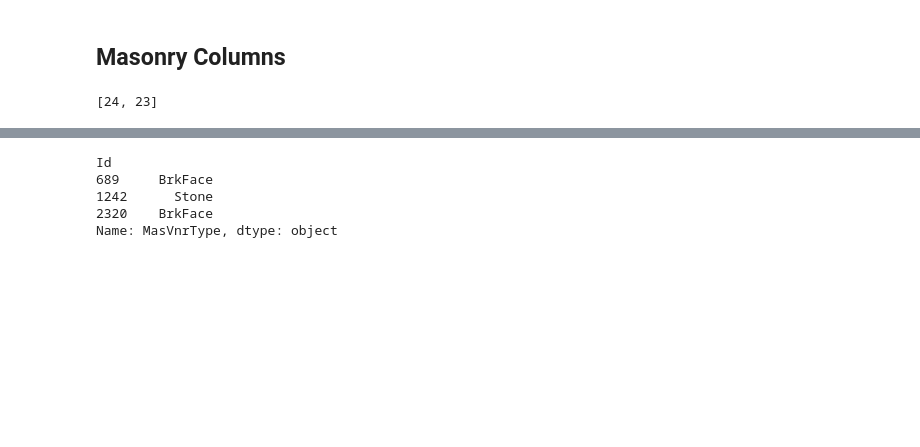
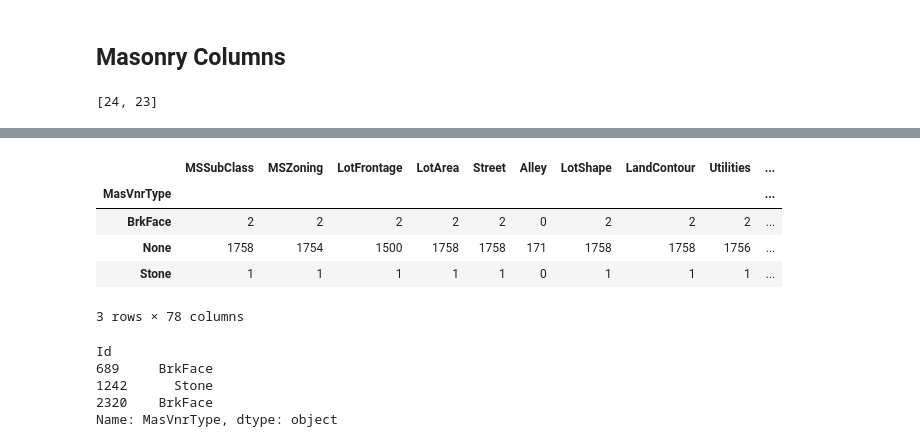
Before and after one commit to maxmorawski/Kaggle, a Jupyter notebook: Housing/ipynb/better-data.ipynb, the cells around one changed output, grey strips where cells are left out. Saved outputs shown, nothing was run; the diff lists cells and outputs as text; code cells hidden in the pictures; blank space fills up the shorter version.

```diff
--- a/Housing/ipynb/better-data.ipynb
+++ b/Housing/ipynb/better-data.ipynb
@@ -35,3 +239,5 @@ list(comb.columns[comb.isnull().any(axis=0)])
+# %%
+comb[comb.Electrical.isnull()].iloc[0].Electrical = 'SBrkr'
 # %% [markdown]
 ## Masonry Columns
 # %%
@@ -45,0 +269,4 @@ hist(comb.MasVnrArea[~comb.MasVnrArea.isnull()].values, 100);
+# %%
+nomas = comb.MasVnrType.isnull() & comb.MasVnrArea.isnull()
+comb.MasVnrType[nomas] = 'None'
+comb.MasVnrArea[nomas] = 0.0
@@ -45,0 +282,9 @@ hist(comb.MasVnrArea[~comb.MasVnrArea.isnull()].values, 100);
+# %%
+comb[comb['MasVnrArea'] == 0].groupby('MasVnrType').count()
+# %% [output]
+|  | MSSubClass | MSZoning | LotFrontage | LotArea | Street | Alley | LotShape | LandContour | Utilities | ... |
+| MasVnrType |  |  |  |  |  |  |  |  |  | ... |
+| BrkFace | 2 | 2 | 2 | 2 | 2 | 0 | 2 | 2 | 2 | ... |
+| None | 1758 | 1754 | 1500 | 1758 | 1758 | 171 | 1758 | 1758 | 1756 | ... |
+| Stone | 1 | 1 | 1 | 1 | 1 | 0 | 1 | 1 | 1 | ... |
+3 rows × 78 columns
```
Also changed, not shown: parts of 42 cells of this notebook.
